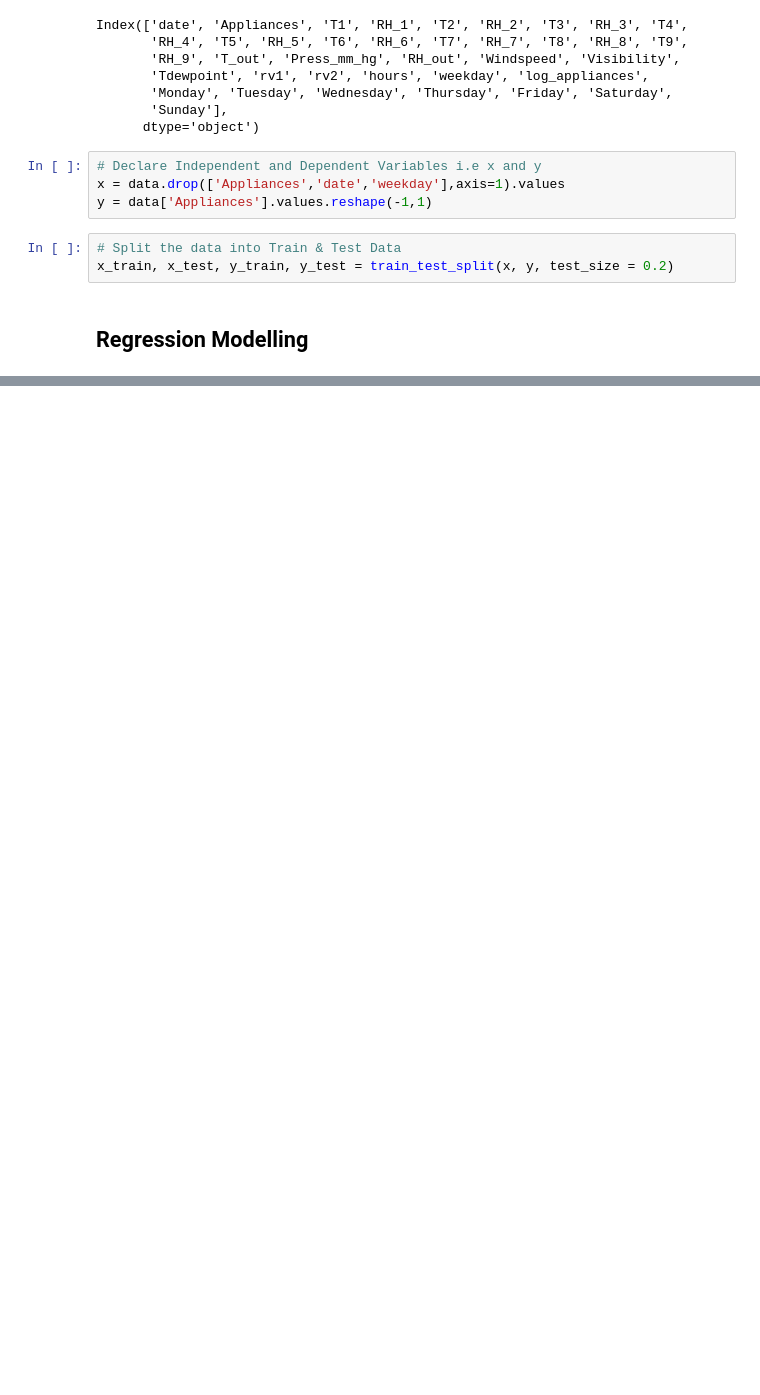
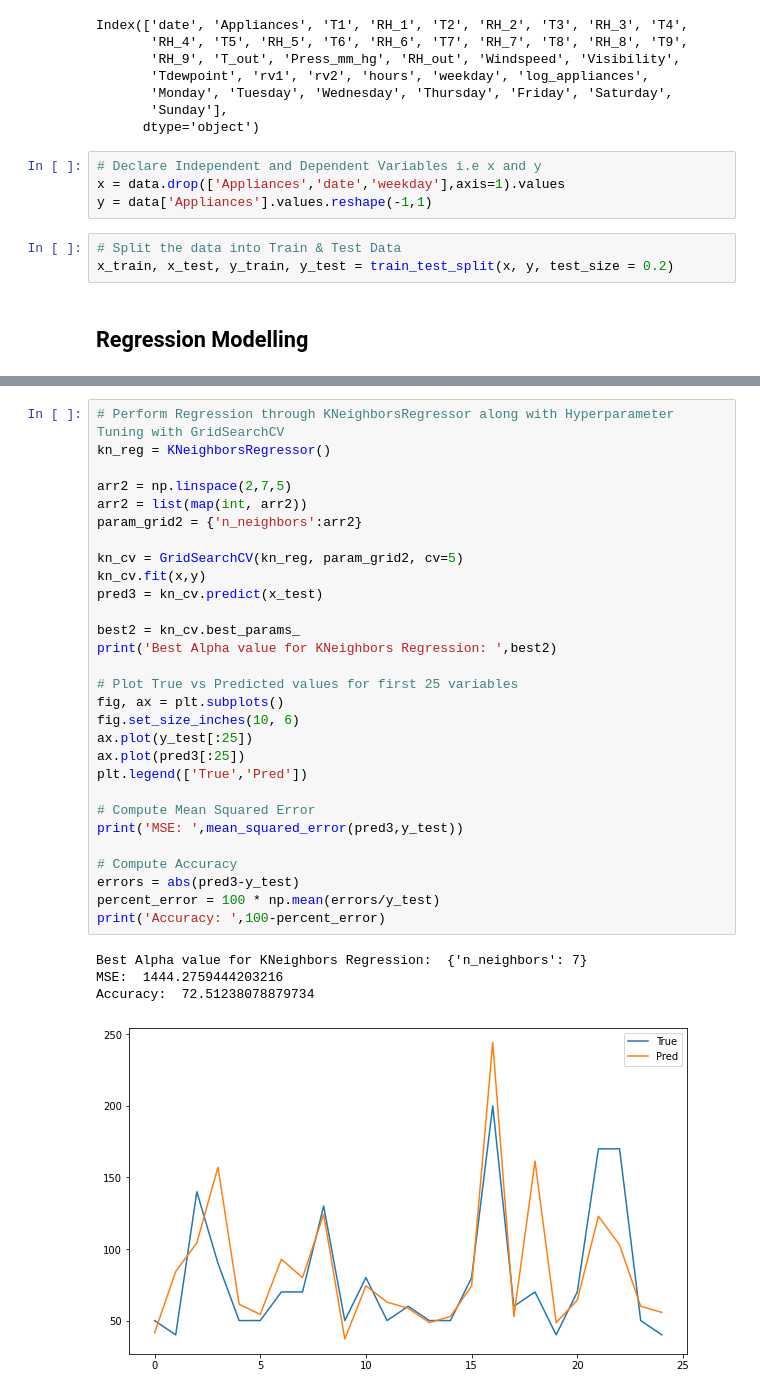
Before and after one commit to kapeeshvarma/Appliances-Energy-Prediction, a Jupyter notebook: Appliances_Energy_Prediction_Capstone_Project.ipynb, the cells around one changed output, grey strips where cells are left out. Drawn from its saved outputs; the diff is of its cells as text; blank space fills up the shorter version.

```diff
--- a/Appliances_Energy_Prediction_Capstone_Project.ipynb
+++ b/Appliances_Energy_Prediction_Capstone_Project.ipynb
@@ -248,0 +250,34 @@ Accuracy:  78.53886335077681
+# %%
+# Perform Regression through KNeighborsRegressor along with Hyperparameter Tuning with GridSearchCV
+kn_reg = KNeighborsRegressor()
+
+arr2 = np.linspace(2,7,5)
+arr2 = list(map(int, arr2))
+param_grid2 = {'n_neighbors':arr2}
+
+kn_cv = GridSearchCV(kn_reg, param_grid2, cv=5)
+kn_cv.fit(x,y)
+pred3 = kn_cv.predict(x_test)
+
+best2 = kn_cv.best_params_
+print('Best Alpha value for KNeighbors Regression: ',best2)
+
+# Plot True vs Predicted values for first 25 variables
+fig, ax = plt.subplots()
+fig.set_size_inches(10, 6)
+ax.plot(y_test[:25])
+ax.plot(pred3[:25])
+plt.legend(['True','Pred'])
+
+# Compute Mean Squared Error
+print('MSE: ',mean_squared_error(pred3,y_test))
+
+# Compute Accuracy
+errors = abs(pred3-y_test)
+percent_error = 100 * np.mean(errors/y_test)
+print('Accuracy: ',100-percent_error)
+# %% [output]
+Best Alpha value for KNeighbors Regression:  {'n_neighbors': 7}
+MSE:  1444.2759444203216
+Accuracy:  72.51238078879734
+[figure, added]
```
Also changed, not shown: parts of 5 cells of this notebook.
